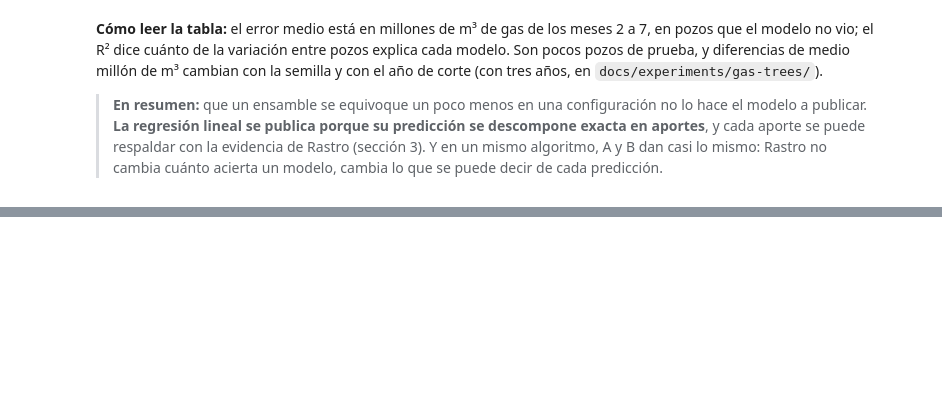
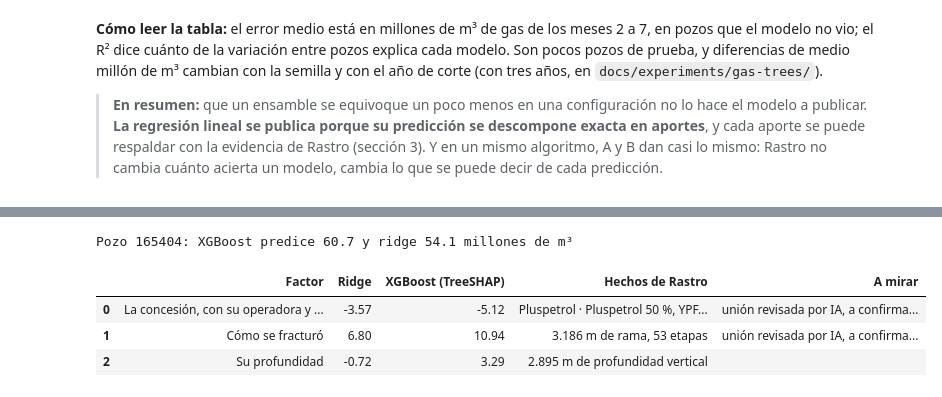
Before and after one commit to germanbraun/Rastro, a Jupyter notebook: lab/notebooks/rastro-lab.ipynb, the cells around one changed output, grey strips where cells are left out. Cells and saved outputs as stored; diff of their text form; code cells hidden in the pictures; blank space fills up the shorter version.

```diff
--- a/lab/notebooks/rastro-lab.ipynb
+++ b/lab/notebooks/rastro-lab.ipynb
@@ -441,0 +460,32 @@ uniones revisadas por IA esperan todavía la confirmación de una persona.
+# %%
+contribs = xgb.get_booster().predict(xgboost.DMatrix(x_xgb.to_numpy()), pred_contribs=True)
+shap = pd.DataFrame(contribs[:, :-1], columns=x_xgb.columns, index=B.index)   # the last column is the base value
+i = B.index[B.idpozo == pozo][0]
+assert abs(contribs[i].sum() - pred_xgb[i]) < 1e-3                         # it adds up to the prediction
+
+# The same three business factors as ridge's explanation, each with the facts of Rastro that back it
+factores = {"La concesión, con su operadora y socios": (["grupo", "area", "pct"], ["operadora", "socios"]),
+            "Cómo se fracturó": (modelo.FRACTURA_B, ["fractura"]),
+            "Su profundidad": (modelo.PROFUNDIDAD_B, ["trayectoria"])}
+hechos = {h["id"]: h for h in con["hechos"]}
+
+
+def aporte_shap(columnas):
+    return float(sum(shap.loc[i, c] for c in shap.columns if c.split("=")[0] in columnas))
+
+
+def aporte_ridge(columnas):
+    return float(r["B"]["aportes"].loc[i, [c for c in r["B"]["aportes"].columns if c in columnas]].sum())
+
+
+print(f"Pozo {pozo}: XGBoost predice {pred_xgb[i]:.1f} y ridge {r['B']['pred'][i]:.1f} millones de m³")
+pd.DataFrame([{"Factor": factor, "Ridge": aporte_ridge(cols), "XGBoost (TreeSHAP)": aporte_shap(cols),
+               "Hechos de Rastro": " · ".join(hechos[h]["valor"] for h in ids if h in hechos),
+               "A mirar": " · ".join(hechos[h]["marca"] for h in ids if h in hechos and hechos[h]["marca"])}
+              for factor, (cols, ids) in factores.items()]).round(2)
+# %% [output]
+Pozo 165404: XGBoost predice 60.7 y ridge 54.1 millones de m³
+|  | Factor | Ridge | XGBoost (TreeSHAP) | Hechos de Rastro | A mirar |
+| 0 | La concesión, con su operadora y ... | -3.57 | -5.12 | Pluspetrol · Pluspetrol 50 %, YPF... | unión revisada por IA, a confirma... |
+| 1 | Cómo se fracturó | 6.80 | 10.94 | 3.186 m de rama, 53 etapas | unión revisada por IA, a confirma... |
+| 2 | Su profundidad | -0.72 | 3.29 | 2.895 m de profundidad vertical |  |
```
Also changed, not shown: parts of 15 cells of this notebook, 1 other file.
